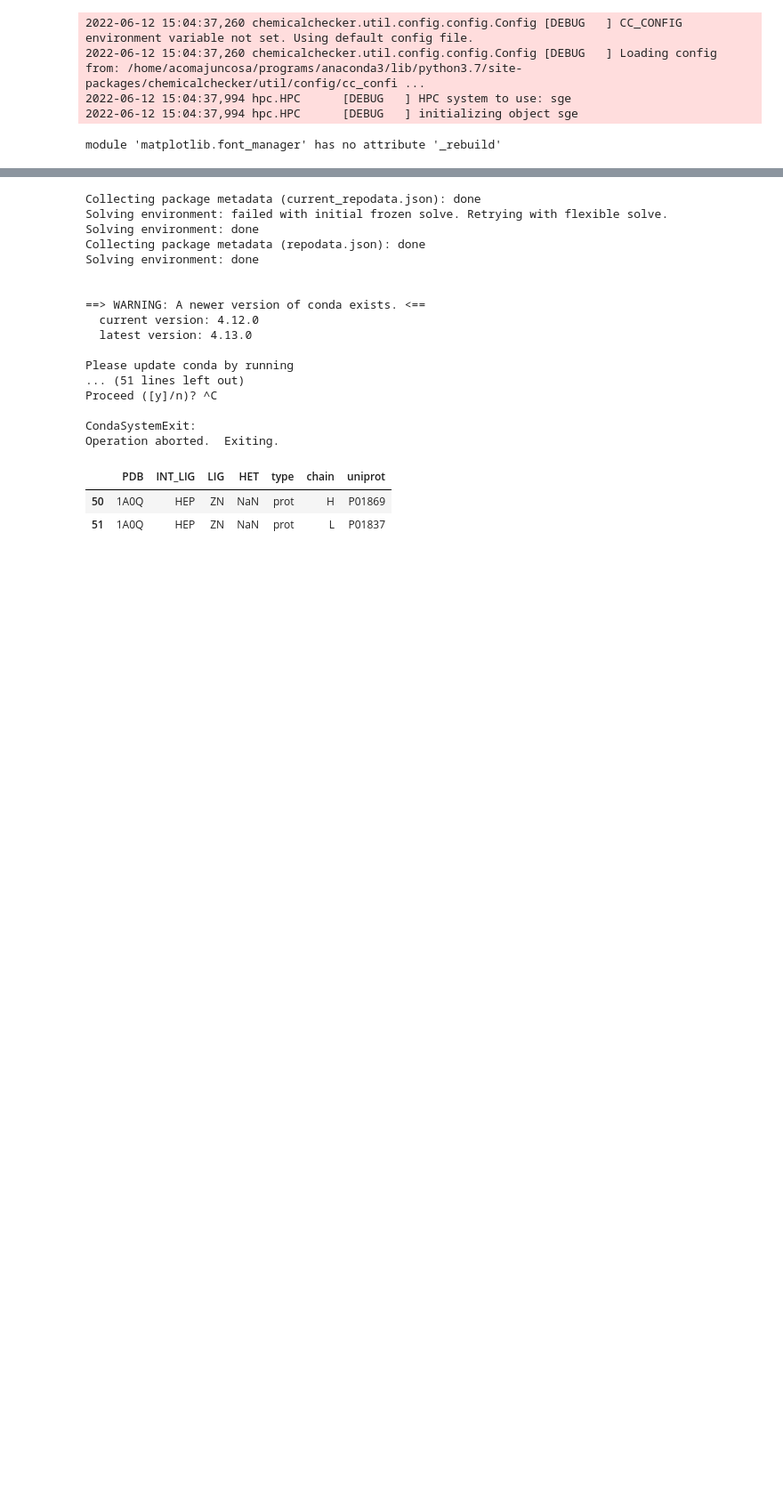
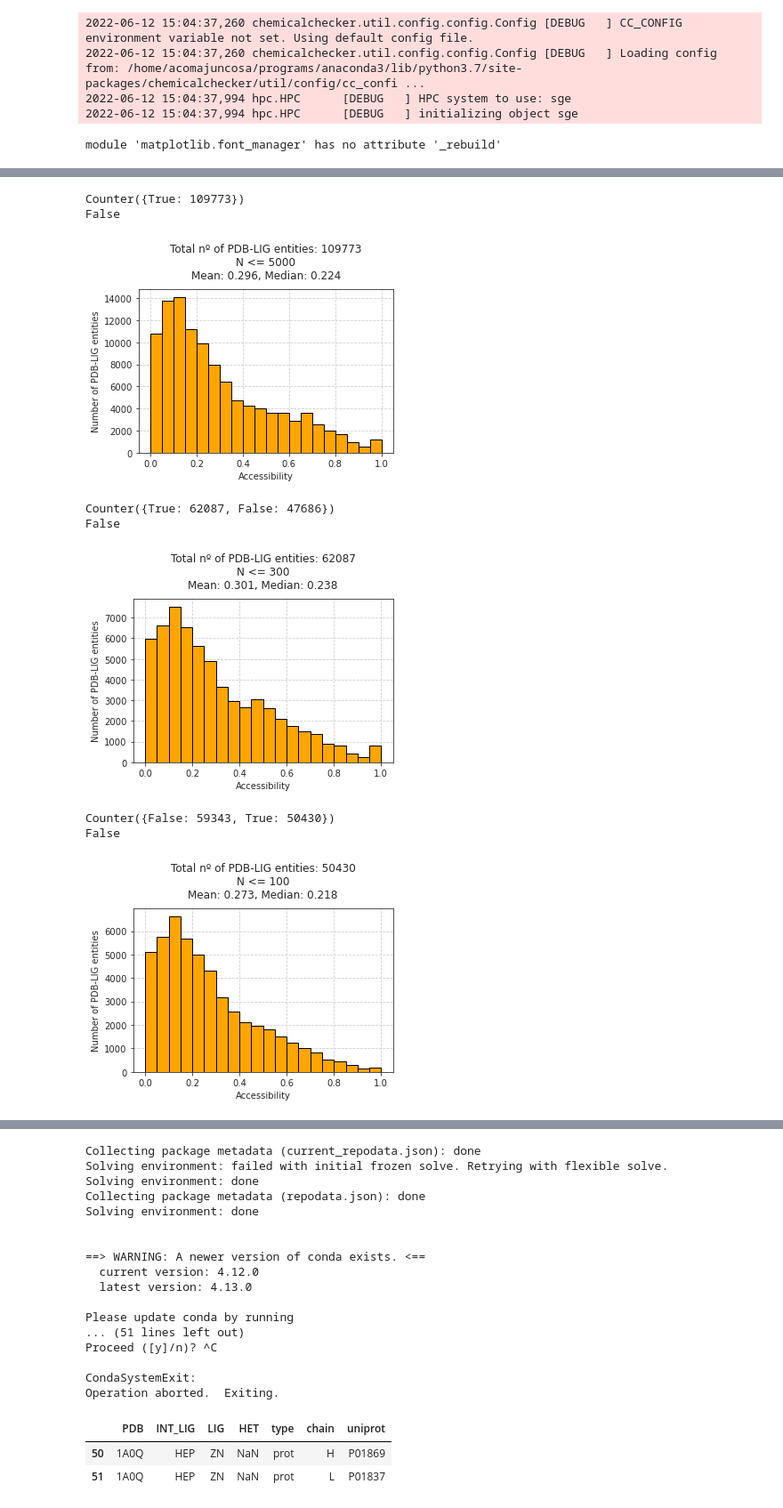
Before and after one commit to ersilia-os/osa-murd, a Jupyter notebook: notebooks/pocketvec_PDB.ipynb, the cells around one changed output, grey strips where cells are left out. Shown at 89% size. Cells and saved outputs as stored; diff of their text form; code cells hidden in the pictures; blank space fills up the shorter version.

```diff
--- a/notebooks/pocketvec_PDB.ipynb
+++ b/notebooks/pocketvec_PDB.ipynb
@@ -299,0 +313,33 @@ See the caveats in the documentation: https://pandas.pydata.org/pandas-docs/stab
+# %%
+%matplotlib inline
+#### PRINT ACCESSIBILITIES FOR THOSE LIGANDS HAVING < N REPETITIONS
+for N in [5000, 300, 100]:#[5000, 500, 400, 300, 200, 100, 10, 1]:
+    count_ligands = Counter(results['INT_LIG'])
+    lesspop_ligands = {i for i in count_ligands if count_ligands[i] <= N}
+    results_ = pd.DataFrame(results).copy()
+
+    results_['less_pop'] = [i in lesspop_ligands for i in results_['INT_LIG']]
+    print(Counter(results_['less_pop']))
+    print('less_pop' in results)
+    acc_results = results_.loc[results_['less_pop'] == True]['acc']
+
+    plt.figure(figsize=(5,4))
+    plt.hist(acc_results, ec='black', color='orange', bins=[i for i in np.arange(0, 1.001, 0.05)], zorder=2)
+    plt.grid(linestyle='--')
+    plt.xlabel("Accessibility")
+    plt.ylabel("Number of PDB-LIG entities")
+    mean, median = str(round(np.mean(acc_results), 3)), str(round(np.median(acc_results), 3))
+    plt.title("Total nº of PDB-LIG entities: " + str(len(acc_results)) + "\nN <= " + str(N) + "\nMean: " + mean + ", Median: " + median, pad=12)
+    plt.tight_layout()
+    plt.savefig("/aloy/home/acomajuncosa/MurD/GitHub/osa-murd/pocketvec/PDB/images/accessibility_" + str(N) + ".png", dpi=300)
+    plt.show()
+# %% [output]
+Counter({True: 109773})
+False
+[figure, added]
+Counter({True: 62087, False: 47686})
+False
+[figure, added]
+Counter({False: 59343, True: 50430})
+False
+[figure, added]
```
Also changed, not shown: parts of 34 cells of this notebook, 23 other files.
